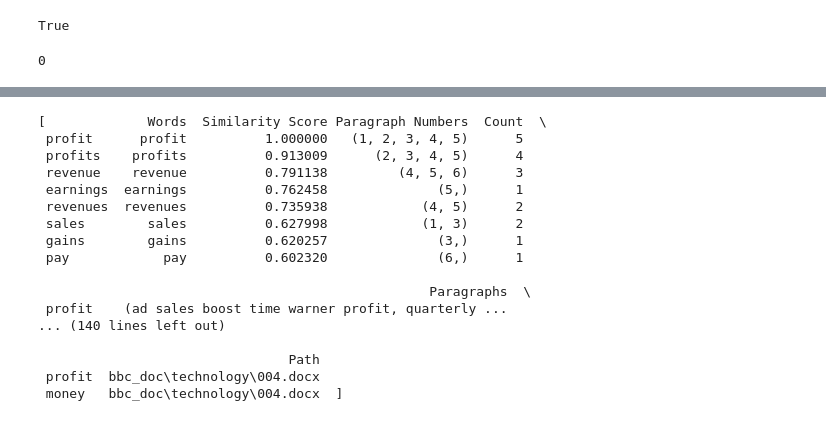
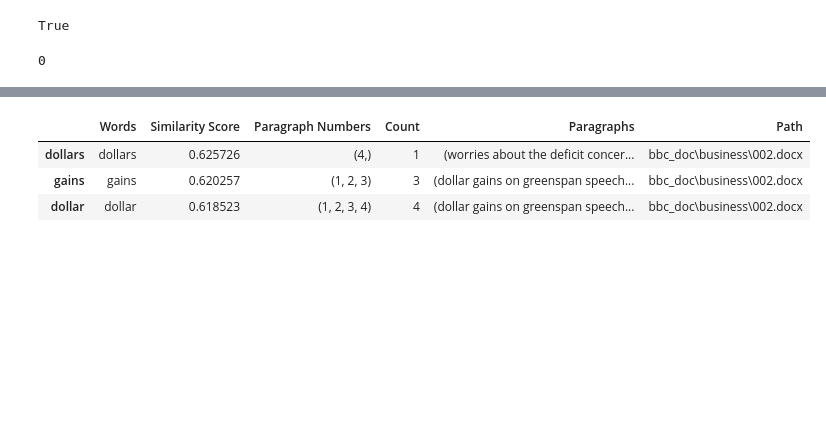
Before and after one commit to nairp2/word_context_app, a Jupyter notebook: similarity score_pn.ipynb, the cells around one changed output, grey strips where cells are left out. Cells and saved outputs as stored; diff of their text form; code cells hidden in the pictures; blank space fills up the shorter version.

```diff
--- a/similarity score_pn.ipynb
+++ b/similarity score_pn.ipynb
@@ -237,22 +237,9 @@ for i in all_path[:]:
     word_df.append(output)
 # %%
 word_df = [df for df in word_df if not df.empty] # removing dataframes that are empty
-word_df
+word_df[1]
 # %% [output]
-[             Words  Similarity Score Paragraph Numbers  Count  \
- profit      profit          1.000000   (1, 2, 3, 4, 5)      5
- profits    profits          0.913009      (2, 3, 4, 5)      4
- revenue    revenue          0.791138         (4, 5, 6)      3
- earnings  earnings          0.762458              (5,)      1
- revenues  revenues          0.735938            (4, 5)      2
- sales        sales          0.627998            (1, 3)      2
- gains        gains          0.620257              (3,)      1
- pay            pay          0.602320              (6,)      1
-
-                                                  Paragraphs  \
- profit    (ad sales boost time warner profit, quarterly ...
-... (140 lines left out)
-
-                                Path
- profit  bbc_doc\technology\004.docx
- money   bbc_doc\technology\004.docx  ]
+|  | Words | Similarity Score | Paragraph Numbers | Count | Paragraphs | Path |
+| dollars | dollars | 0.625726 | (4,) | 1 | (worries about the deficit concer... | bbc_doc\business\002.docx |
+| gains | gains | 0.620257 | (1, 2, 3) | 3 | (dollar gains on greenspan speech... | bbc_doc\business\002.docx |
+| dollar | dollar | 0.618523 | (1, 2, 3, 4) | 4 | (dollar gains on greenspan speech... | bbc_doc\business\002.docx |
```
Also changed, not shown: parts of 2 cells of this notebook, 8 other files.
